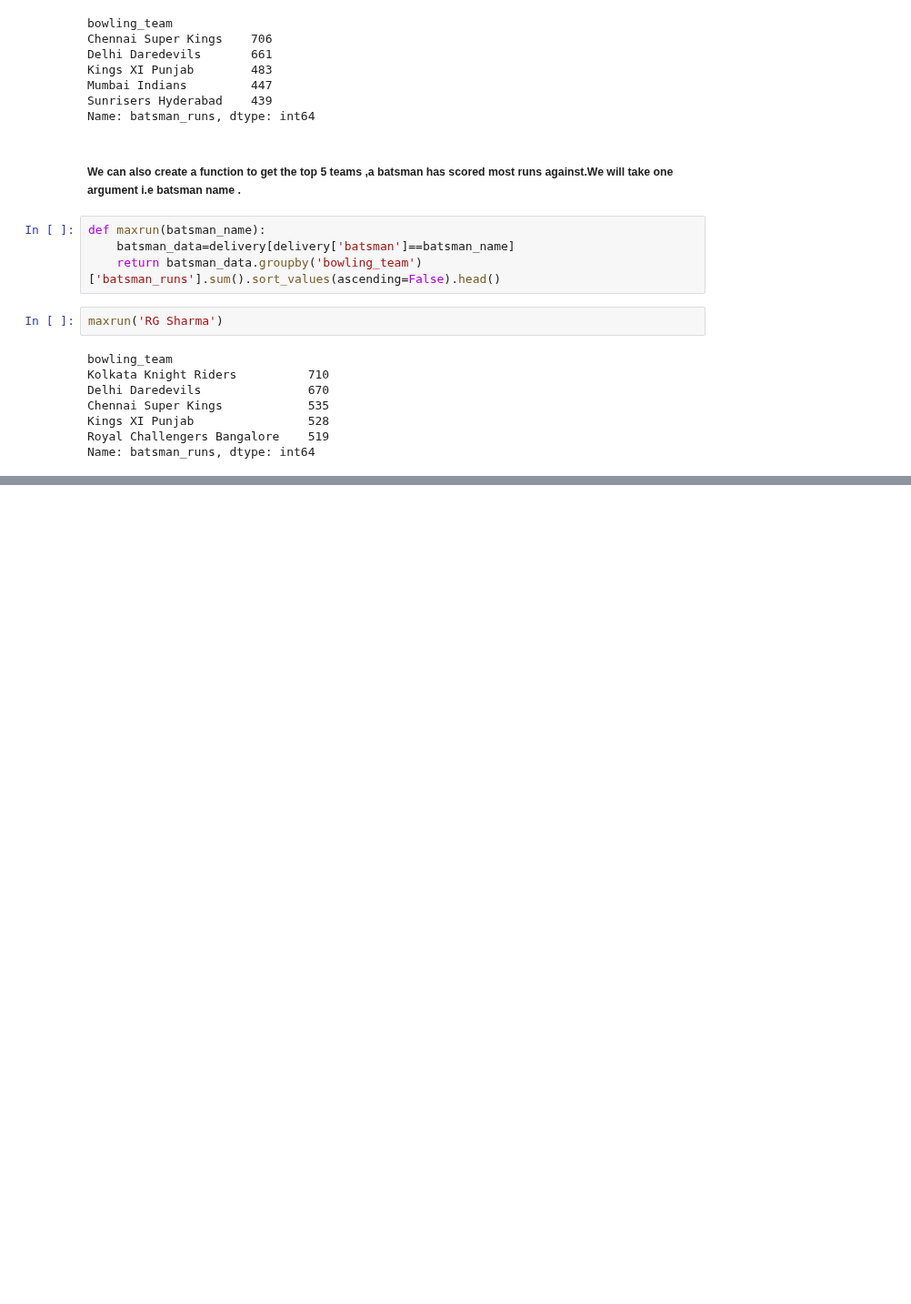
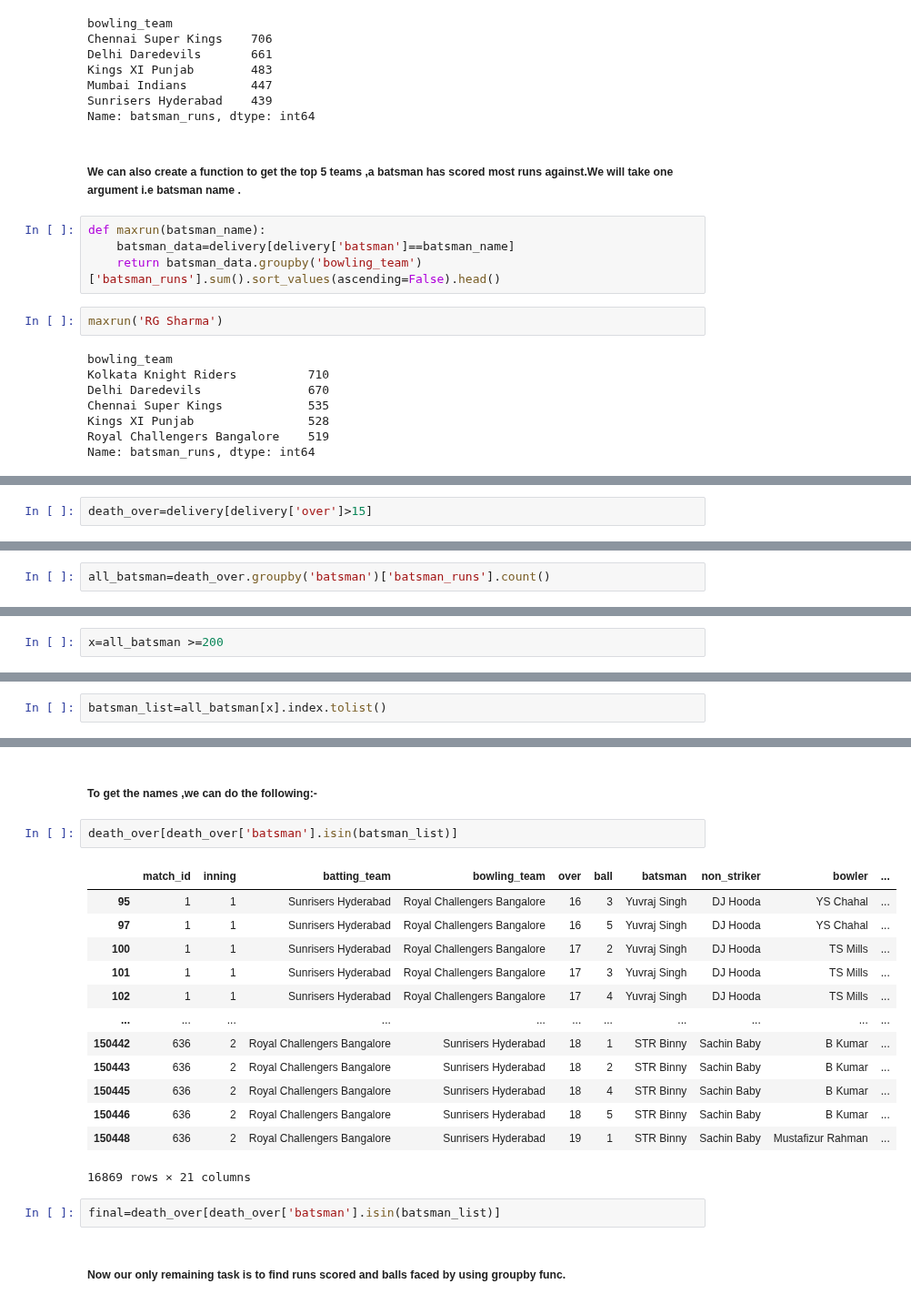
Before and after one commit to Shreyasb1015/Machine-Learning, a Jupyter notebook: pandas-tutorial/filtering-dataframe.ipynb, the cells around one changed output, grey strips where cells are left out. Shown at 91% size. Cells and saved outputs as stored; diff of their text form; blank space fills up the shorter version.

Commit message:
isin func concept

```diff
--- a/pandas-tutorial/filtering-dataframe.ipynb
+++ b/pandas-tutorial/filtering-dataframe.ipynb
@@ -592,0 +632,2 @@ Name: batsman_runs, dtype: int64
+# %%
+death_over=delivery[delivery['over']>15]
@@ -592,0 +652,2 @@ Name: batsman_runs, dtype: int64
+# %%
+all_batsman=death_over.groupby('batsman')['batsman_runs'].count()
@@ -592,0 +656,2 @@ Name: batsman_runs, dtype: int64
+# %%
+x=all_batsman >=200
@@ -592,0 +698,2 @@ Name: batsman_runs, dtype: int64
+# %%
+batsman_list=all_batsman[x].index.tolist()
@@ -592,0 +719,22 @@ Name: batsman_runs, dtype: int64
+# %% [markdown]
+##### To get the names ,we can do the following:-
+# %%
+death_over[death_over['batsman'].isin(batsman_list)]
+# %% [output]
+|  | match_id | inning | batting_team | bowling_team | over | ball | batsman | non_striker | bowler | ... |
+| 95 | 1 | 1 | Sunrisers Hyderabad | Royal Challengers Bangalore | 16 | 3 | Yuvraj Singh | DJ Hooda | YS Chahal | ... |
+| 97 | 1 | 1 | Sunrisers Hyderabad | Royal Challengers Bangalore | 16 | 5 | Yuvraj Singh | DJ Hooda | YS Chahal | ... |
+| 100 | 1 | 1 | Sunrisers Hyderabad | Royal Challengers Bangalore | 17 | 2 | Yuvraj Singh | DJ Hooda | TS Mills | ... |
+| 101 | 1 | 1 | Sunrisers Hyderabad | Royal Challengers Bangalore | 17 | 3 | Yuvraj Singh | DJ Hooda | TS Mills | ... |
+| 102 | 1 | 1 | Sunrisers Hyderabad | Royal Challengers Bangalore | 17 | 4 | Yuvraj Singh | DJ Hooda | TS Mills | ... |
+| ... | ... | ... | ... | ... | ... | ... | ... | ... | ... | ... |
+| 150442 | 636 | 2 | Royal Challengers Bangalore | Sunrisers Hyderabad | 18 | 1 | STR Binny | Sachin Baby | B Kumar | ... |
+| 150443 | 636 | 2 | Royal Challengers Bangalore | Sunrisers Hyderabad | 18 | 2 | STR Binny | Sachin Baby | B Kumar | ... |
+| 150445 | 636 | 2 | Royal Challengers Bangalore | Sunrisers Hyderabad | 18 | 4 | STR Binny | Sachin Baby | B Kumar | ... |
+| 150446 | 636 | 2 | Royal Challengers Bangalore | Sunrisers Hyderabad | 18 | 5 | STR Binny | Sachin Baby | B Kumar | ... |
+| 150448 | 636 | 2 | Royal Challengers Bangalore | Sunrisers Hyderabad | 19 | 1 | STR Binny | Sachin Baby | Mustafizur Rahman | ... |
+16869 rows × 21 columns
+# %%
+final=death_over[death_over['batsman'].isin(batsman_list)]
+# %% [markdown]
+##### Now our only remaining task is to find runs scored and balls faced by using groupby func.
```
Also changed, not shown: parts of 23 cells of this notebook.
